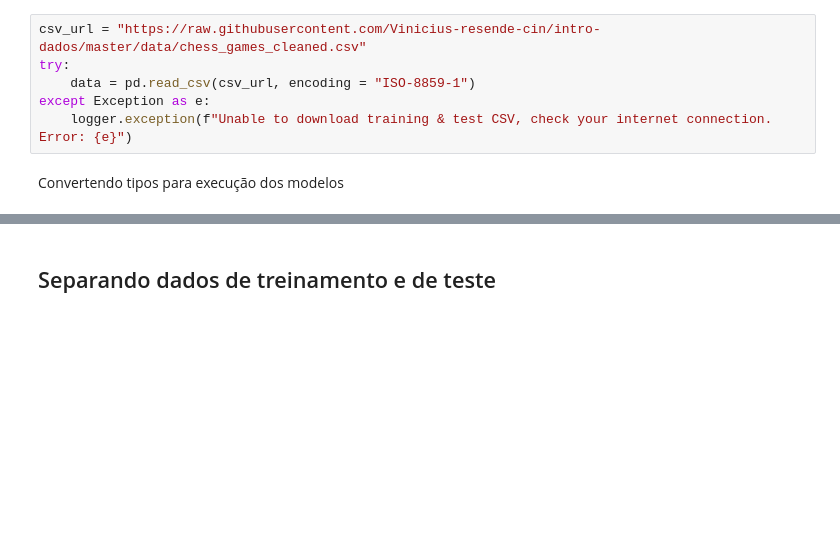
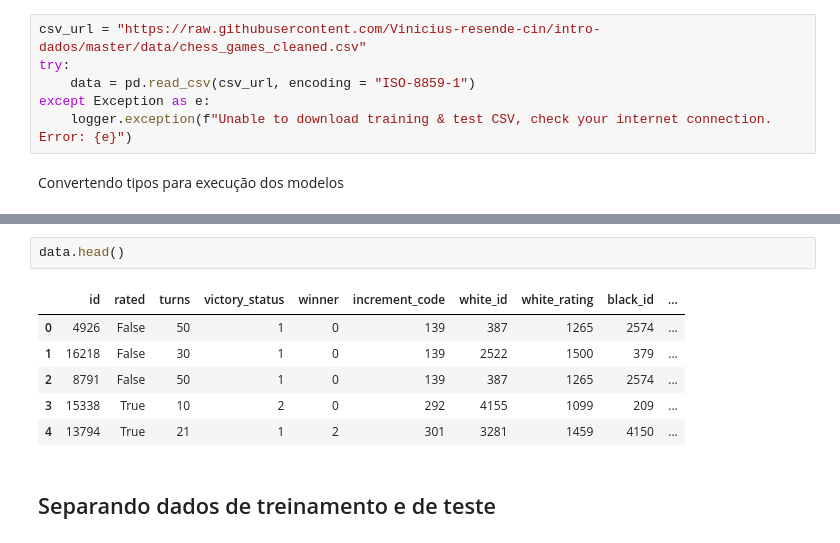
Before and after one commit to Vinicius-resende-cin/intro-dados, a Jupyter notebook: notebooks/ChessGames_class.ipynb, the cells around one changed output, grey strips where cells are left out. Cells and saved outputs as stored; diff of their text form; blank space fills up the shorter version.

```diff
--- a/notebooks/ChessGames_class.ipynb
+++ b/notebooks/ChessGames_class.ipynb
@@ -194,3 +199,12 @@ data['opening_name'] = data['opening_name'].cat.codes
+# %%
+data.head()
+# %% [output]
+|  | id | rated | turns | victory_status | winner | increment_code | white_id | white_rating | black_id | ... |
+| 0 | 4926 | False | 50 | 1 | 0 | 139 | 387 | 1265 | 2574 | ... |
+| 1 | 16218 | False | 30 | 1 | 0 | 139 | 2522 | 1500 | 379 | ... |
+| 2 | 8791 | False | 50 | 1 | 0 | 139 | 387 | 1265 | 2574 | ... |
+| 3 | 15338 | True | 10 | 2 | 0 | 292 | 4155 | 1099 | 209 | ... |
+| 4 | 13794 | True | 21 | 1 | 2 | 301 | 3281 | 1459 | 4150 | ... |
 # %% [markdown]
 ## Separando dados de treinamento e de teste
 # %%
```
Also changed, not shown: parts of 21 cells of this notebook.
